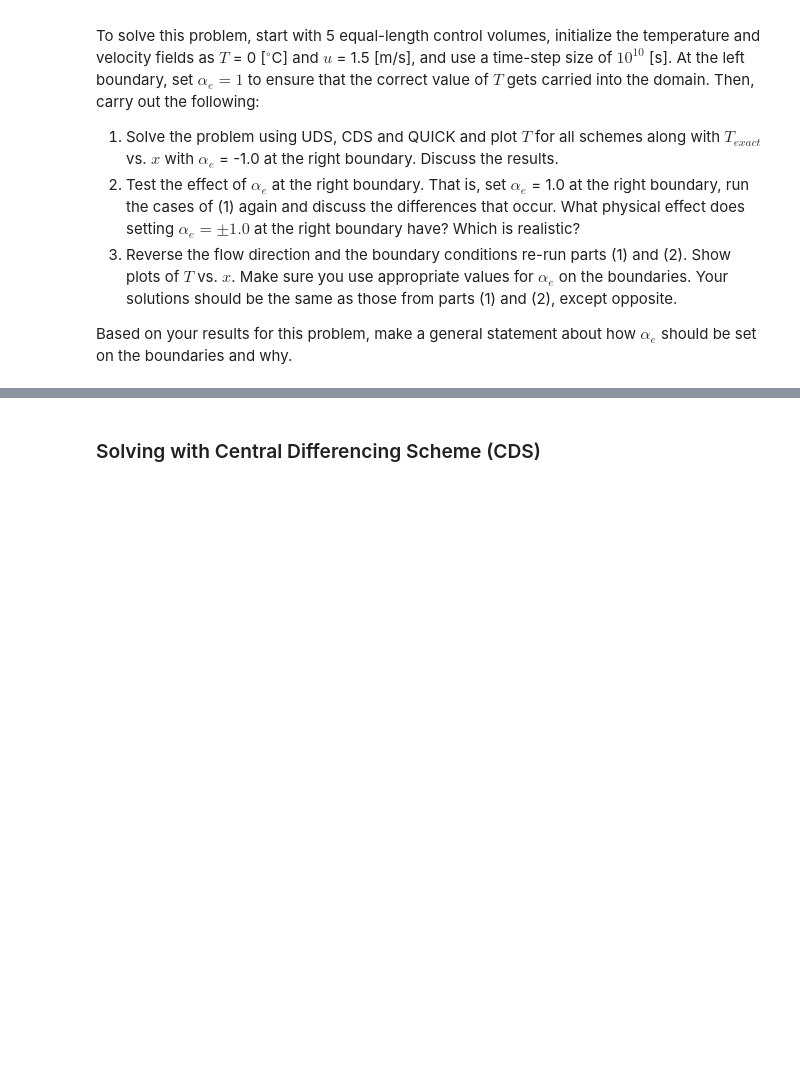
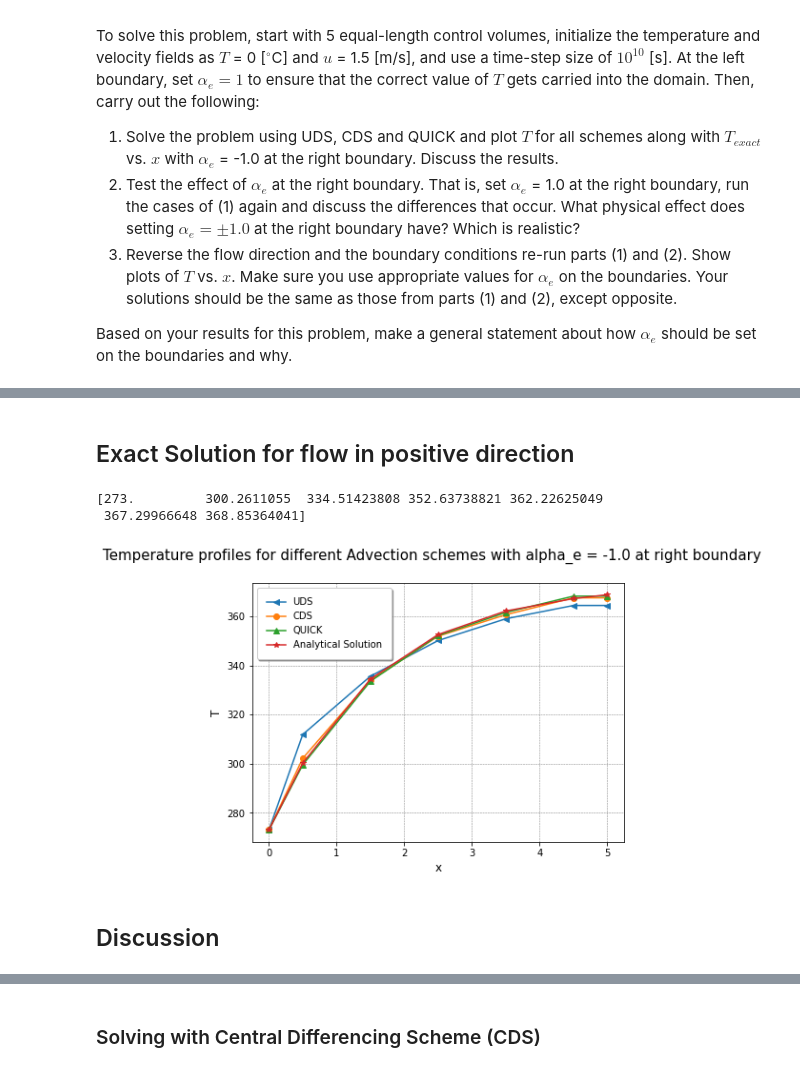
Before and after one commit to NafishaHaq/Assignment3, a Jupyter notebook: Problem2.ipynb, the cells around one changed output, grey strips where cells are left out. Cells and saved outputs as stored; diff of their text form; code cells hidden in the pictures; blank space fills up the shorter version.

Commit message:
Edited CDS and QUICK scheme codes, added plots and comments, also combined reverse flow in the same code

```diff
--- a/Problem2.ipynb
+++ b/Problem2.ipynb
@@ -609,0 +1242,52 @@ class QUICKAdvectionModel:
+# %% [markdown]
+## Exact Solution for flow in positive direction
+# %%
+def ExactSoln(ncv_def):
+
+    # Analytical solution
+    lx = 5.0
+    ly = 0.01
+    lz = 0.01
+    ncv = ncv_def
+    grid = Grid(lx, ly, lz, ncv)
+    rho = 1000
+    cp = 4189
+    k = 0.590
+    ho = 10000
+    U0 = 1.5
+    Po = 4*ly
+    Af = ly*lz
+    mdote = rho * U0 * Af
+    Tinf = 373
+    Tin =  273
+    T_exact = Tinf - ((Tinf-Tin)*np.exp((-ho*Po*grid.xP)/(mdote*cp)))
+    return(T_exact)
+# %%
+T_Exact = ExactSoln(5)
+print(T_Exact)
+# %% [output]
+[273.         300.2611055  334.51423808 352.63738821 362.22625049
+ 367.29966648 368.85364041]
+# %%
+ """Plot for testing Accuracy of Numerical solution with Analytical solution """
+%matplotlib inline
+
+import matplotlib.pyplot as plt
+
+plt.figure(figsize =(7,5))
+
+plt.plot(xp_uds_5, T_uds_5 , marker = "<", label = "UDS")
+plt.plot(xp_cds_5, T_cds_5, marker = "o", label = "CDS")
+plt.plot(xp_quick_5, T_quick_5 , marker = "^", label = "QUICK")
+plt.plot(xp_uds_5, T_Exact , marker = "*", label = "Analytical Solution")
+plt.xlabel('x', fontsize = 12)
+plt.ylabel('T', fontsize =12)
+plt.suptitle('Temperature profiles for different Advection schemes with alpha_e = -1.0 at right boundary', fontsize=15)
+plt.grid(True)
+plt.grid(color = 'grey', linestyle = '--', linewidth = 0.5)
+plt.legend(fancybox=True, framealpha=1, shadow=True, borderpad=1)
+plt.show()
+# %% [output]
+[figure, added]
+# %% [markdown]
+## Discussion
```
Also changed, not shown: parts of 56 cells of this notebook.
